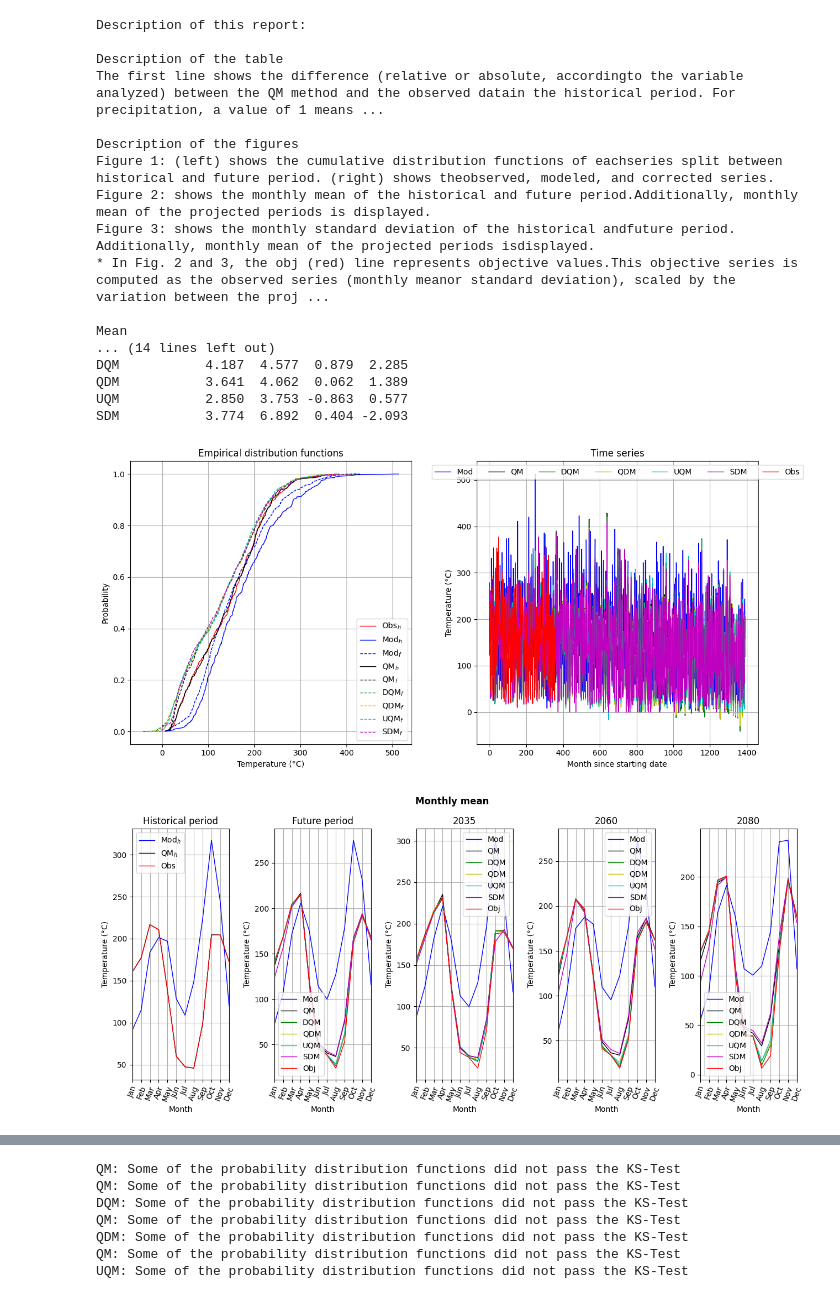
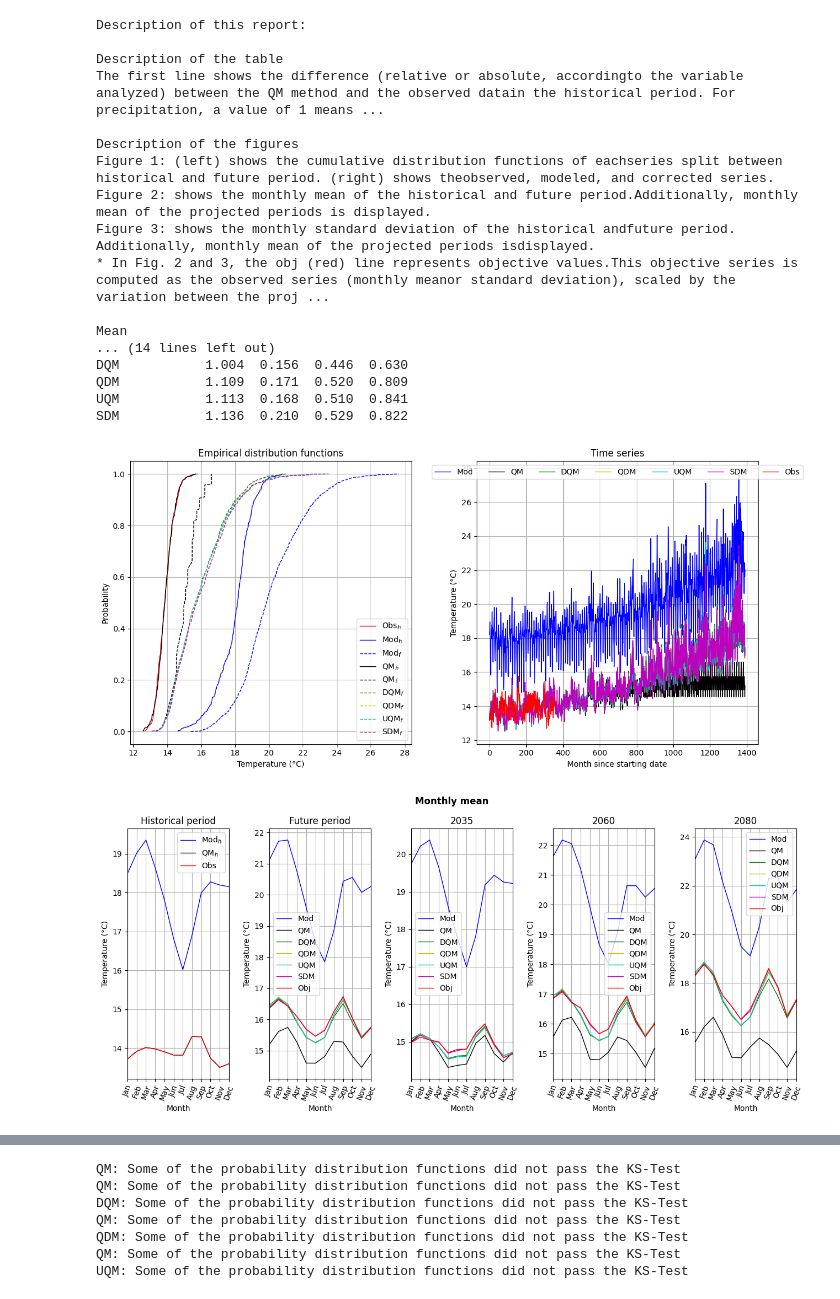
Before and after one commit to saedoquililongo/climQMBC, a Jupyter notebook: Example_notebook.ipynb, the cells around one changed output, grey strips where cells are left out. Drawn from its saved outputs; the diff is of its cells as text; code cells hidden in the pictures.

```diff
--- a/Example_notebook.ipynb
+++ b/Example_notebook.ipynb
@@ -67,30 +67,39 @@ SDM           3.774  7.345 -2.093
 # %%
+variable = 'tas'
+mult_change = 0
+allow_negatives = 1
+SDM_var = 0
+
+# Load observed and model data.
+obs = pd.read_csv(f'Sample_data/obs_{variable}_M.csv')[[variable]].values
+mod = pd.read_csv(f'Sample_data/mod_{variable}_M.csv')[[variable]].values
+
 # Example 2
 # Example 2 shows how to use the report function for specific bias
 # correction methods and projected periods. The Quantile Delta Mapping
 # (QDM), Unbiased Quantile Mapping (UQM), and Scaled Distribution Mapping
 # (SDM) methods will be reported. The report will analyze the projected periods
 # centered in 2035 2060 and 2080.
 
 li_series = report(obs, mod, SDM_var=SDM_var, mult_change=mult_change, allow_negatives=allow_negatives, y_init = 1979,y_wind = [2035,2060,2080])
 qm_series,dqm_series,qdm_series,uqm_series,sdm_series=li_series
 # %% [output]
 Description of this report:
 
 Description of the table
 The first line shows the difference (relative or absolute, accordingto the variable analyzed) between the QM method and the observed datain the historical period. For precipitation, a value of 1 means ...
 
 Description of the figures
 Figure 1: (left) shows the cumulative distribution functions of eachseries split between historical and future period. (right) shows theobserved, modeled, and corrected series.
 Figure 2: shows the monthly mean of the historical and future period.Additionally, monthly mean of the projected periods is displayed.
 Figure 3: shows the monthly standard deviation of the historical andfuture period. Additionally, monthly mean of the projected periods isdisplayed.
 * In Fig. 2 and 3, the obj (red) line represents objective values.This objective series is computed as the observed series (monthly meanor standard deviation), scaled by the variation between the proj ...
 
 Mean
 ... (14 lines left out)
-DQM           4.187  4.577  0.879  2.285
-QDM           3.641  4.062  0.062  1.389
-UQM           2.850  3.753 -0.863  0.577
-SDM           3.774  6.892  0.404 -2.093
+DQM           1.004  0.156  0.446  0.630
+QDM           1.109  0.171  0.520  0.809
+UQM           1.113  0.168  0.510  0.841
+SDM           1.136  0.210  0.529  0.822
-[figure, old version]
+[figure, new version]
-[figure, old version]
+[figure, new version]
```
Also changed, not shown: parts of 5 cells of this notebook.
